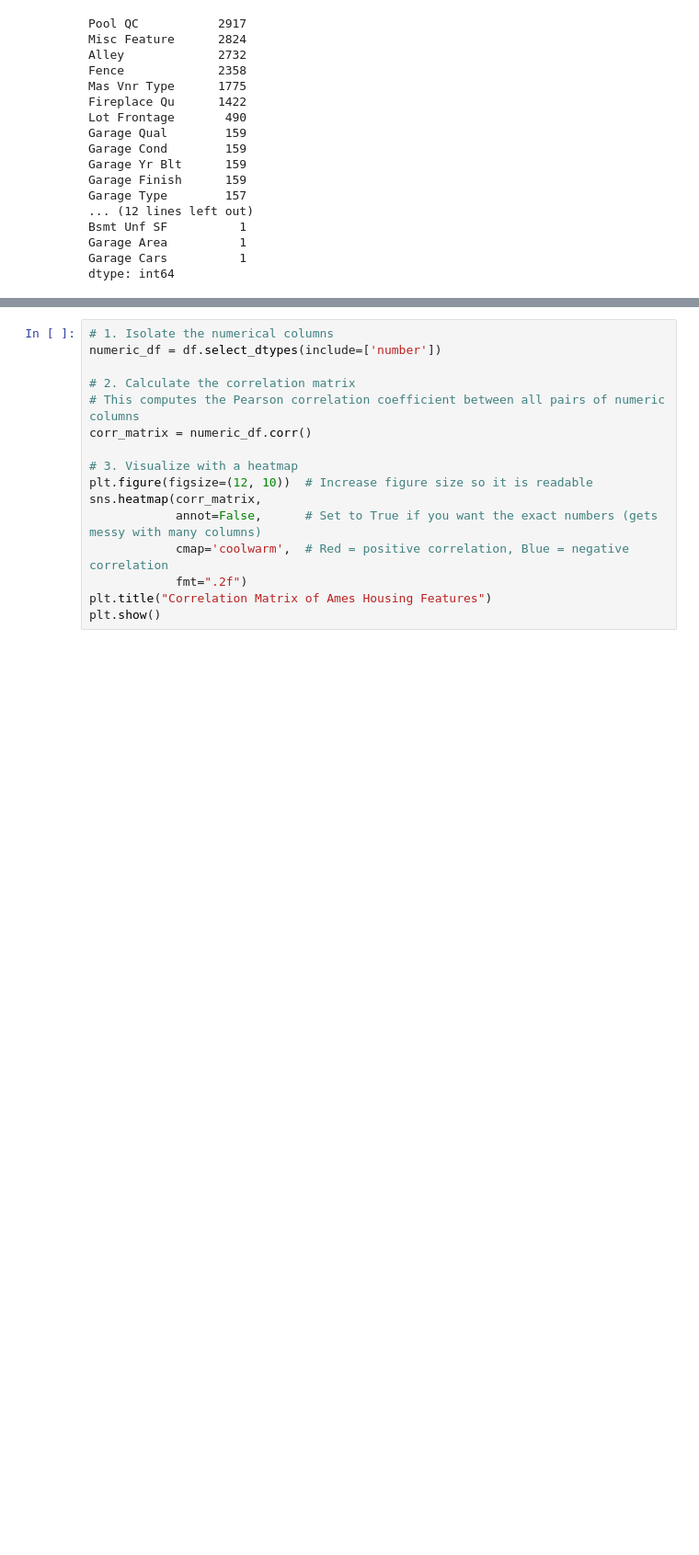
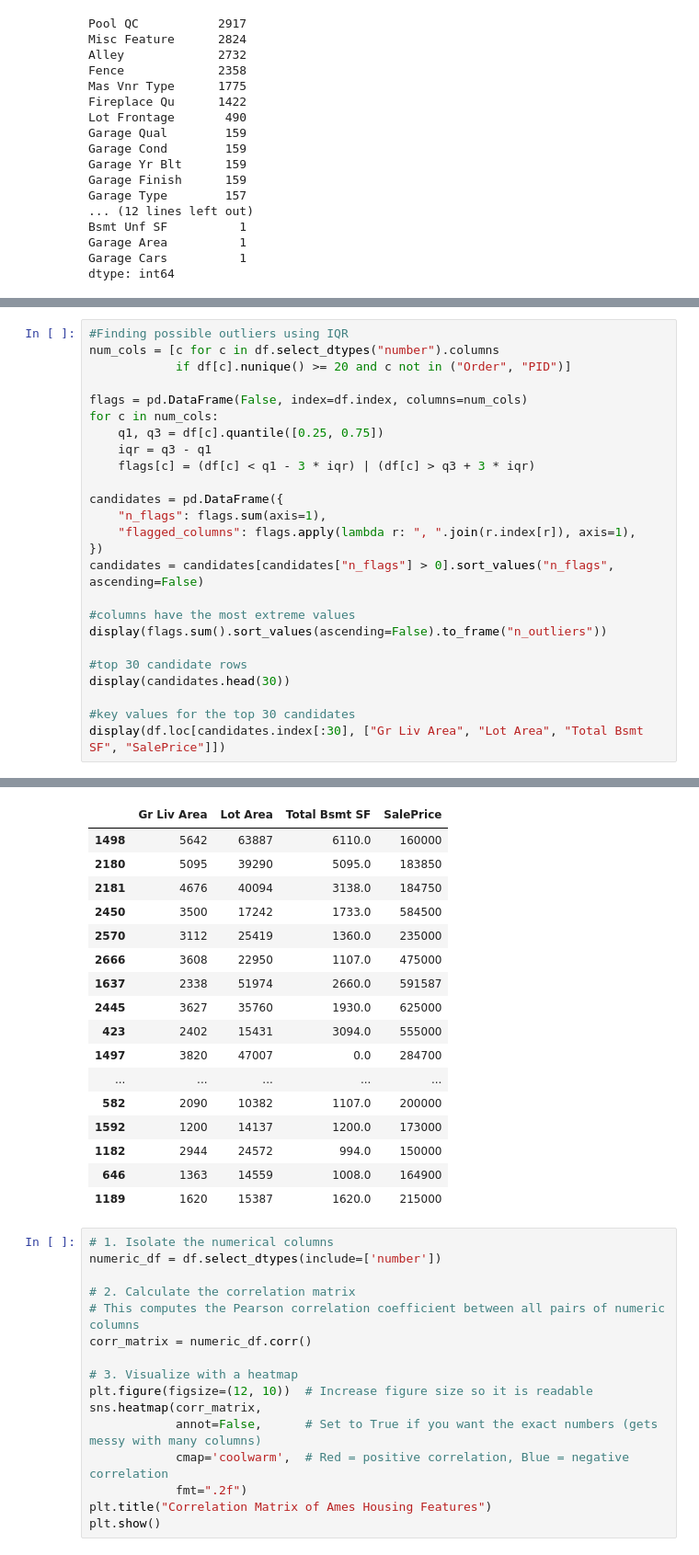
Before and after one commit to ionutelu/LabML, a Jupyter notebook: lab1.ipynb, the cells around one changed output, grey strips where cells are left out. Shown at 92% size. Saved outputs shown, nothing was run; the diff lists cells and outputs as text; blank space fills up the shorter version.

```diff
--- a/lab1.ipynb
+++ b/lab1.ipynb
@@ -89,0 +108,26 @@ dtype: int64
+# %%
+#Finding possible outliers using IQR
+num_cols = [c for c in df.select_dtypes("number").columns
+            if df[c].nunique() >= 20 and c not in ("Order", "PID")]
+
+flags = pd.DataFrame(False, index=df.index, columns=num_cols)
+for c in num_cols:
+    q1, q3 = df[c].quantile([0.25, 0.75])
+    iqr = q3 - q1
+    flags[c] = (df[c] < q1 - 3 * iqr) | (df[c] > q3 + 3 * iqr)
+
+candidates = pd.DataFrame({
+    "n_flags": flags.sum(axis=1),
+    "flagged_columns": flags.apply(lambda r: ", ".join(r.index[r]), axis=1),
+})
+candidates = candidates[candidates["n_flags"] > 0].sort_values("n_flags", ascending=False)
+
+#columns have the most extreme values
+display(flags.sum().sort_values(ascending=False).to_frame("n_outliers"))
+
+#top 30 candidate rows
+display(candidates.head(30))
+
+#key values for the top 30 candidates
+display(df.loc[candidates.index[:30], ["Gr Liv Area", "Lot Area", "Total Bsmt SF", "SalePrice"]])
+# %% [output]
@@ -90,3 +168,20 @@ dtype: int64
+|  | Gr Liv Area | Lot Area | Total Bsmt SF | SalePrice |
+| 1498 | 5642 | 63887 | 6110.0 | 160000 |
+| 2180 | 5095 | 39290 | 5095.0 | 183850 |
+| 2181 | 4676 | 40094 | 3138.0 | 184750 |
+| 2450 | 3500 | 17242 | 1733.0 | 584500 |
+| 2570 | 3112 | 25419 | 1360.0 | 235000 |
+| 2666 | 3608 | 22950 | 1107.0 | 475000 |
+| 1637 | 2338 | 51974 | 2660.0 | 591587 |
+| 2445 | 3627 | 35760 | 1930.0 | 625000 |
+| 423 | 2402 | 15431 | 3094.0 | 555000 |
+| 1497 | 3820 | 47007 | 0.0 | 284700 |
+| ... | ... | ... | ... | ... |
+| 582 | 2090 | 10382 | 1107.0 | 200000 |
+| 1592 | 1200 | 14137 | 1200.0 | 173000 |
+| 1182 | 2944 | 24572 | 994.0 | 150000 |
+| 646 | 1363 | 14559 | 1008.0 | 164900 |
+| 1189 | 1620 | 15387 | 1620.0 | 215000 |
 # %%
 # 1. Isolate the numerical columns
 numeric_df = df.select_dtypes(include=['number'])
```
Also changed, not shown: parts of 4 cells of this notebook.
